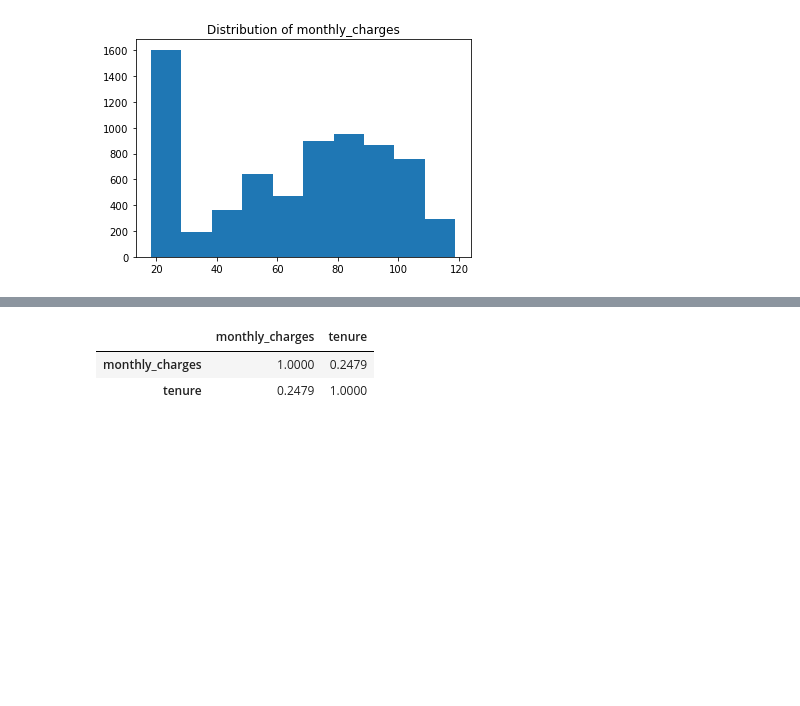
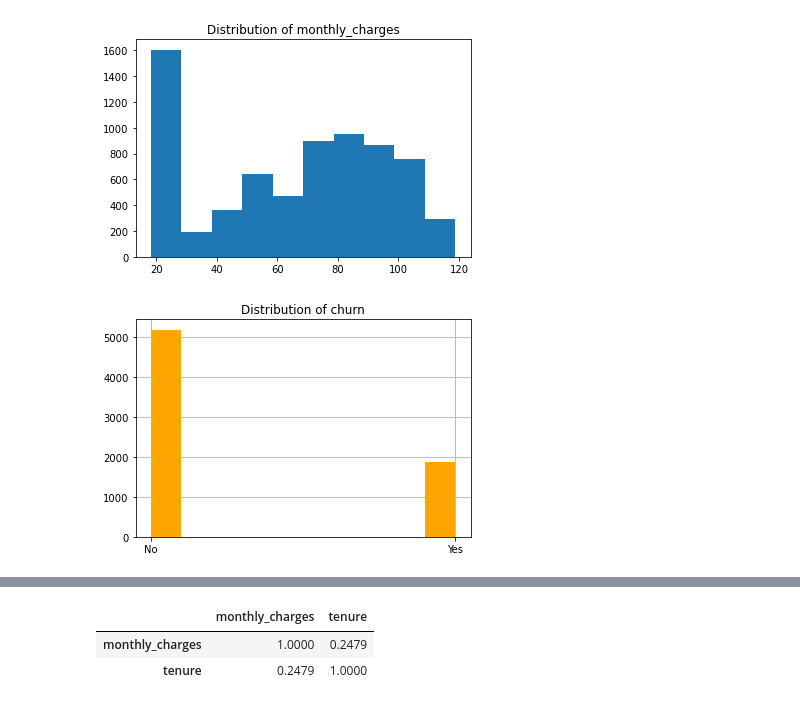
Before and after one commit to lupeluna/Telco-Classification-Project, a Jupyter notebook: Telco-Final.ipynb, the cells around one changed output, grey strips where cells are left out. Drawn from its saved outputs; the diff is of its cells as text; code cells hidden in the pictures; blank space fills up the shorter version.

```diff
--- a/Telco-Final.ipynb
+++ b/Telco-Final.ipynb
@@ -147,3 +151,10 @@ prepare.num_dist(df)
 [figure]
 [figure]
 [figure]
+# %%
+df['churn'].hist(color='orange', figsize=(6,4))
+
+plt.title('Distribution of churn')
+plt.show()
+# %% [output]
+[figure, added]
```
Also changed, not shown: parts of 59 cells of this notebook.
